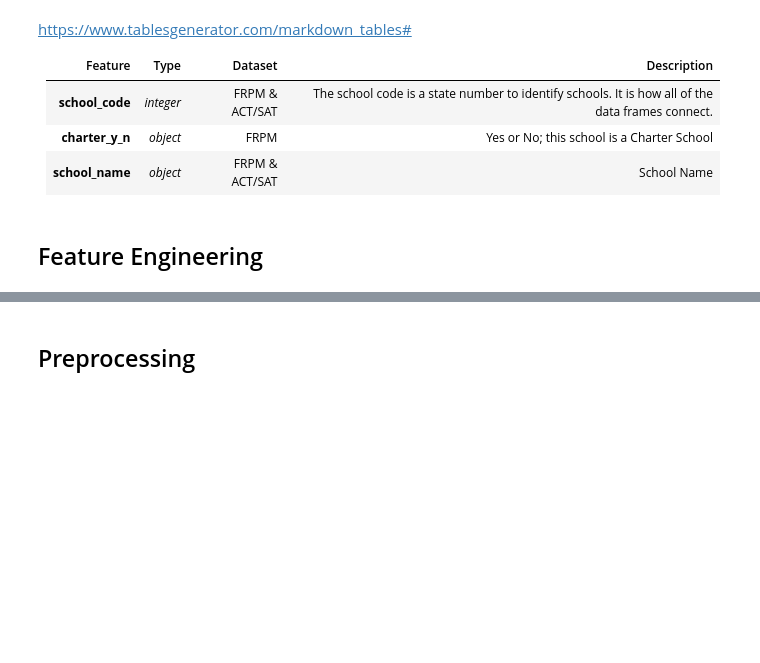
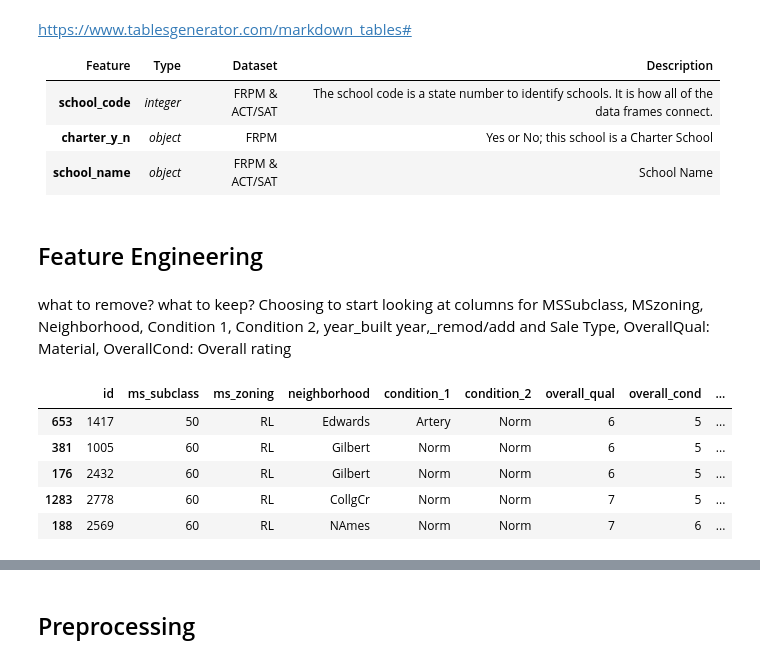
Before and after one commit to brandiehatch/project-2, a Jupyter notebook: code/ames_housing.ipynb, the cells around one changed output, grey strips where cells are left out. Drawn from its saved outputs; the diff is of its cells as text; code cells hidden in the pictures; blank space fills up the shorter version.

```diff
--- a/code/ames_housing.ipynb
+++ b/code/ames_housing.ipynb
@@ -175,3 +172,15 @@ https://www.tablesgenerator.com/markdown_tables#
 |**school_name**|*object*|FRPM & ACT/SAT|School Name|
 # %% [markdown]
 ## Feature Engineering
+# %% [markdown]
+what to remove? what to keep?
+Choosing to start looking at columns for MSSubclass, MSzoning, Neighborhood, Condition 1, Condition 2, year_built	year,_remod/add and Sale Type, OverallQual: Material, OverallCond: Overall rating
+# %%
+X_train.head()
+# %% [output]
+|  | id | ms_subclass | ms_zoning | neighborhood | condition_1 | condition_2 | overall_qual | overall_cond | ... |
+| 653 | 1417 | 50 | RL | Edwards | Artery | Norm | 6 | 5 | ... |
+| 381 | 1005 | 60 | RL | Gilbert | Norm | Norm | 6 | 5 | ... |
+| 176 | 2432 | 60 | RL | Gilbert | Norm | Norm | 6 | 5 | ... |
+| 1283 | 2778 | 60 | RL | CollgCr | Norm | Norm | 7 | 5 | ... |
+| 188 | 2569 | 60 | RL | NAmes | Norm | Norm | 7 | 6 | ... |
```
Also changed, not shown: parts of 5 cells of this notebook.
